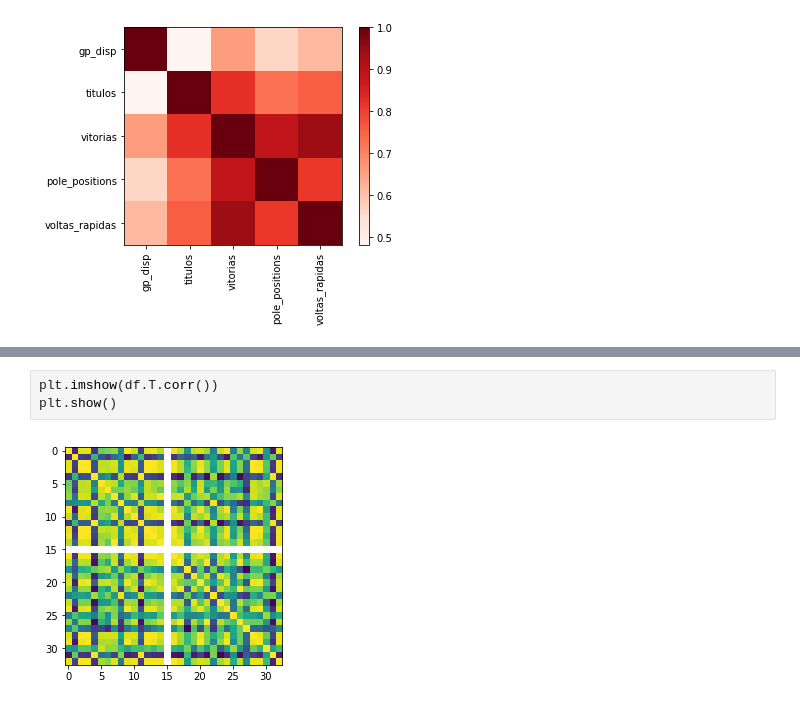
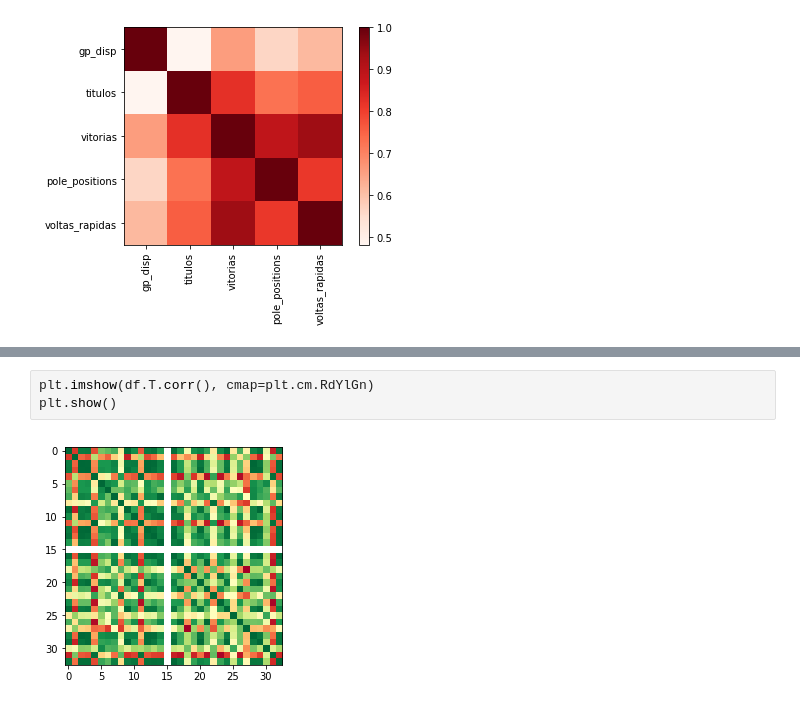
Before and after one commit to LaraHissa/jedi, a Jupyter notebook: source/metric/jup/analise-s1.ipynb, the cells around one changed output, grey strips where cells are left out. Drawn from its saved outputs; the diff is of its cells as text.

```diff
--- a/source/metric/jup/analise-s1.ipynb
+++ b/source/metric/jup/analise-s1.ipynb
@@ -159,5 +153,5 @@ print(df.T.corr())
 # %%
-plt.imshow(df.T.corr())
+plt.imshow(df.T.corr(), cmap=plt.cm.RdYlGn)
 plt.show()
 # %% [output]
-[figure, old version]
+[figure, new version]
```
Also changed, not shown: parts of 3 cells of this notebook, 2 other files.
